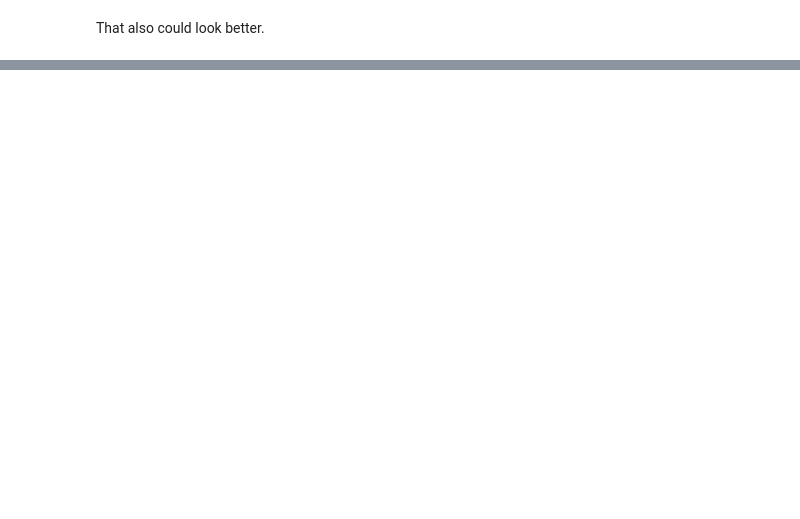
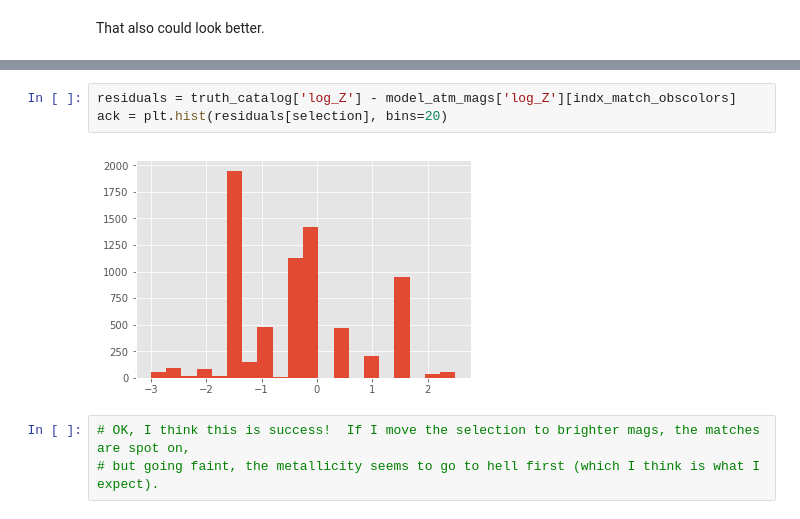
Before and after one commit to yoachim/LSST_narrowband, a Jupyter notebook: planting_trees_and_making_noise.ipynb, the cells around one changed output, grey strips where cells are left out. Drawn from its saved outputs; the diff is of its cells as text; blank space fills up the shorter version.

```diff
--- a/planting_trees_and_making_noise.ipynb
+++ b/planting_trees_and_making_noise.ipynb
@@ -300,0 +368,8 @@ That also could look better.
+# %%
+residuals = truth_catalog['log_Z'] - model_atm_mags['log_Z'][indx_match_obscolors]
+ack = plt.hist(residuals[selection], bins=20)
+# %% [output]
+[figure, added]
+# %%
+# OK, I think this is success!  If I move the selection to brighter mags, the matches are spot on,
+# but going faint, the metallicity seems to go to hell first (which I think is what I expect).
```
Also changed, not shown: parts of 15 cells of this notebook.
